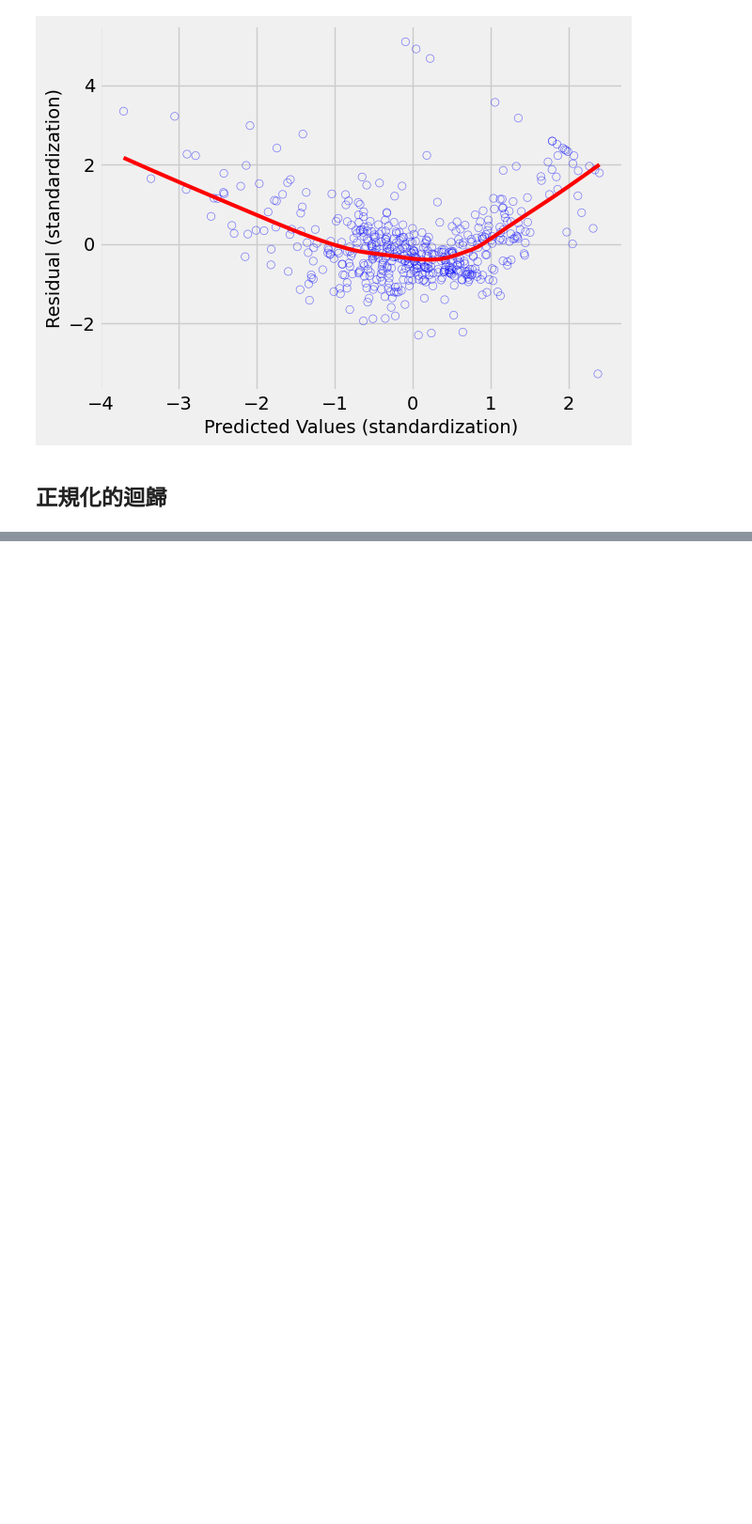
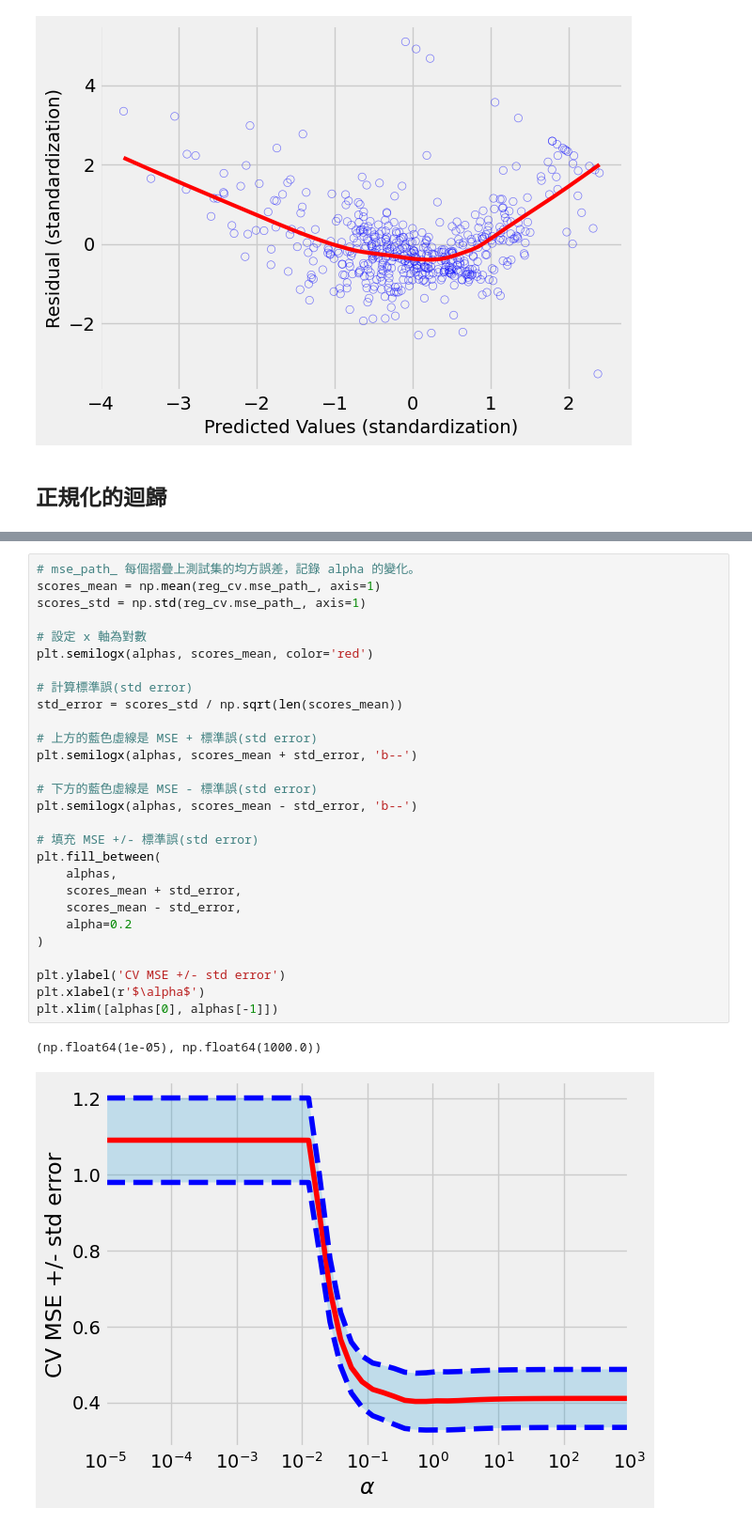
Before and after one commit to telunyang/python_machine_learning, a Jupyter notebook: 2/2.ipynb, the cells around one changed output, grey strips where cells are left out. Shown at 94% size. Drawn from its saved outputs; the diff is of its cells as text; blank space fills up the shorter version.

```diff
--- a/2/2.ipynb
+++ b/2/2.ipynb
@@ -763,0 +990,31 @@ plt.show()
+# %%
+# mse_path_ 每個摺疊上測試集的均方誤差，記錄 alpha 的變化。
+scores_mean = np.mean(reg_cv.mse_path_, axis=1)
+scores_std = np.std(reg_cv.mse_path_, axis=1)
+
+# 設定 x 軸為對數
+plt.semilogx(alphas, scores_mean, color='red')
+
+# 計算標準誤(std error)
+std_error = scores_std / np.sqrt(len(scores_mean))
+
+# 上方的藍色虛線是 MSE + 標準誤(std error)
+plt.semilogx(alphas, scores_mean + std_error, 'b--')
+
+# 下方的藍色虛線是 MSE - 標準誤(std error)
+plt.semilogx(alphas, scores_mean - std_error, 'b--')
+
+# 填充 MSE +/- 標準誤(std error)
+plt.fill_between(
+    alphas,
+    scores_mean + std_error,
+    scores_mean - std_error,
+    alpha=0.2
+)
+
+plt.ylabel('CV MSE +/- std error')
+plt.xlabel(r'$\alpha$')
+plt.xlim([alphas[0], alphas[-1]])
+# %% [output]
+(np.float64(1e-05), np.float64(1000.0))
+[figure, added]
```
Also changed, not shown: parts of 28 cells of this notebook.
